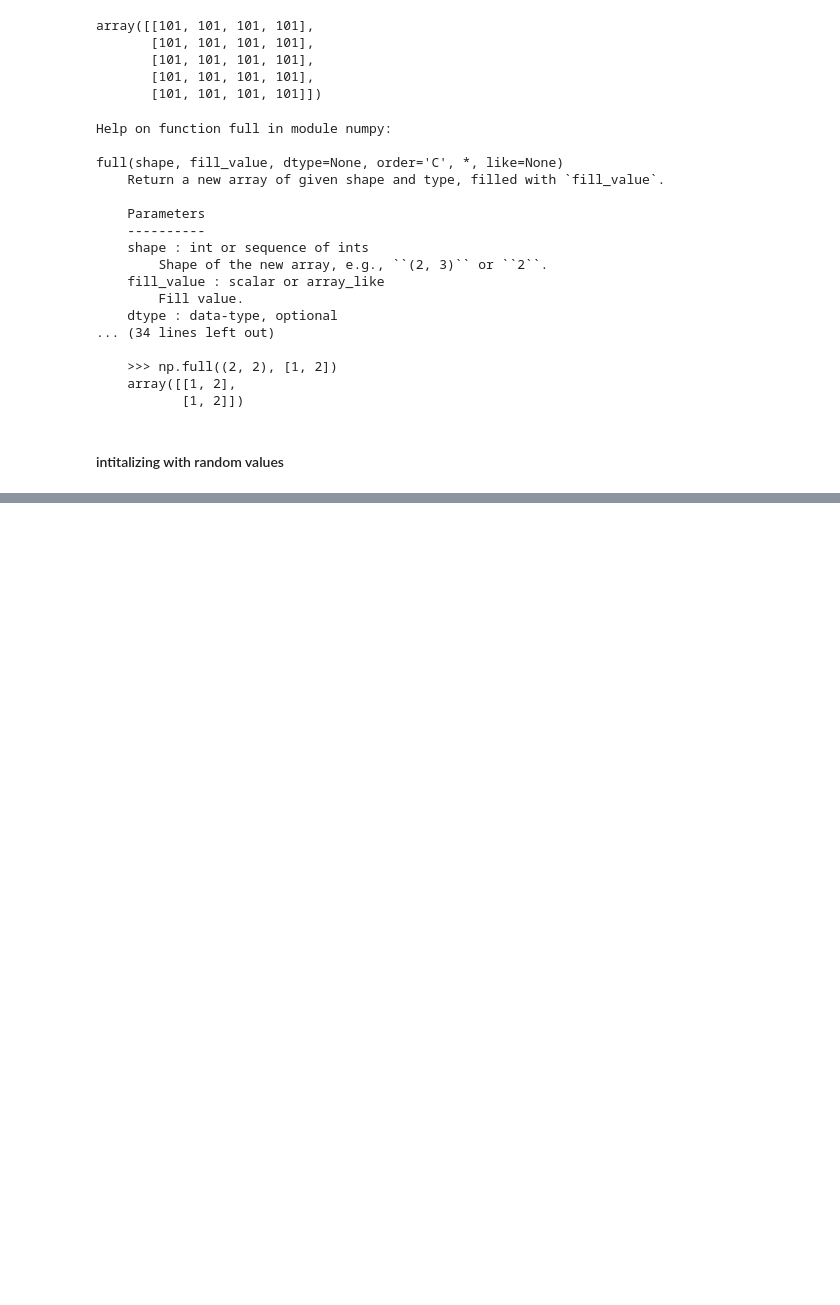
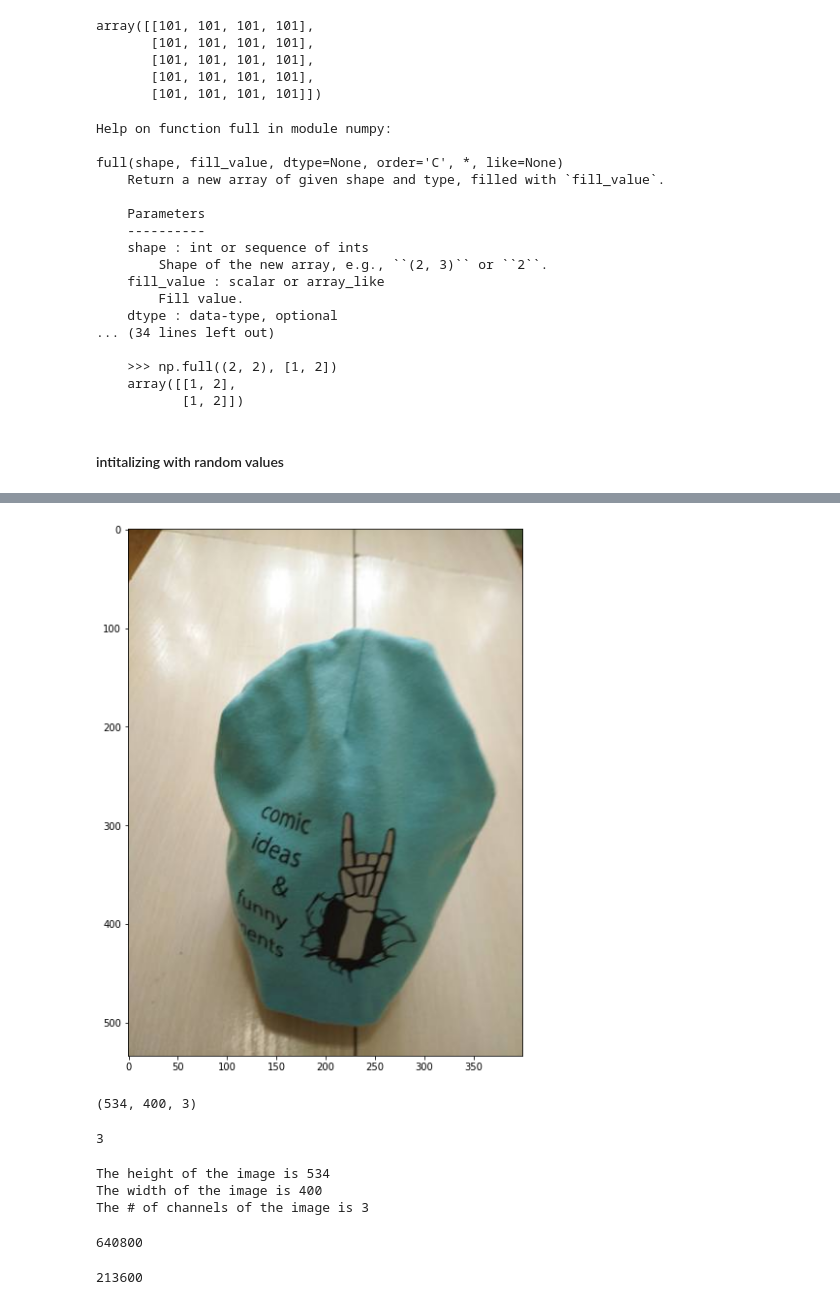
Before and after one commit to edyoda/DS290922A, a Jupyter notebook: EDYODA_DW/notebooks/Numpy.ipynb, the cells around one changed output, grey strips where cells are left out. Cells and saved outputs as stored; diff of their text form; code cells hidden in the pictures; blank space fills up the shorter version.

```diff
--- a/EDYODA_DW/notebooks/Numpy.ipynb
+++ b/EDYODA_DW/notebooks/Numpy.ipynb
@@ -178,0 +364,31 @@ full(shape, fill_value, dtype=None, order='C', *, like=None)
+# %%
+im = imageio.imread(r'D:\WIP\Edyoda\Misc\Data Wrangling\data\images\78a07855-5a8e-496f-a516-a69e3784bbf1.jpg')
+# %%
+plt.figure(figsize=(10,10))
+plt.imshow(im);
+# %% [output]
+[figure, added]
+# %%
+im.shape
+# %% [output]
+(534, 400, 3)
+# %%
+im.ndim
+# %% [output]
+3
+# %%
+print(f'The height of the image is {im.shape[0]}')
+print(f'The width of the image is {im.shape[1]}')
+print(f'The # of channels of the image is {im.shape[2]}')
+# %% [output]
+The height of the image is 534
+The width of the image is 400
+The # of channels of the image is 3
+# %%
+im.size
+# %% [output]
+640800
+# %%
+534*400
+# %% [output]
+213600
```
Also changed, not shown: parts of 67 cells of this notebook, 1 other file.
